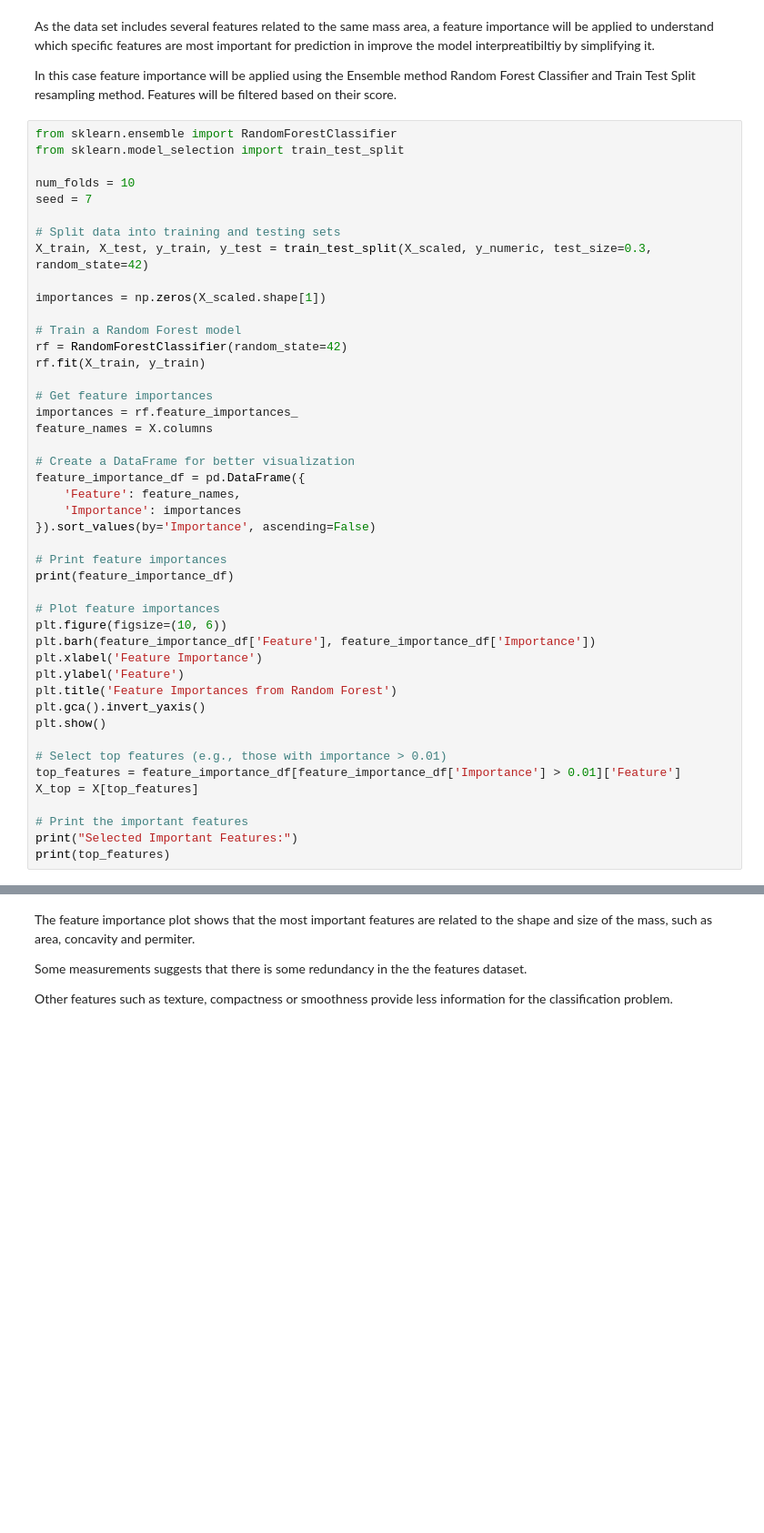
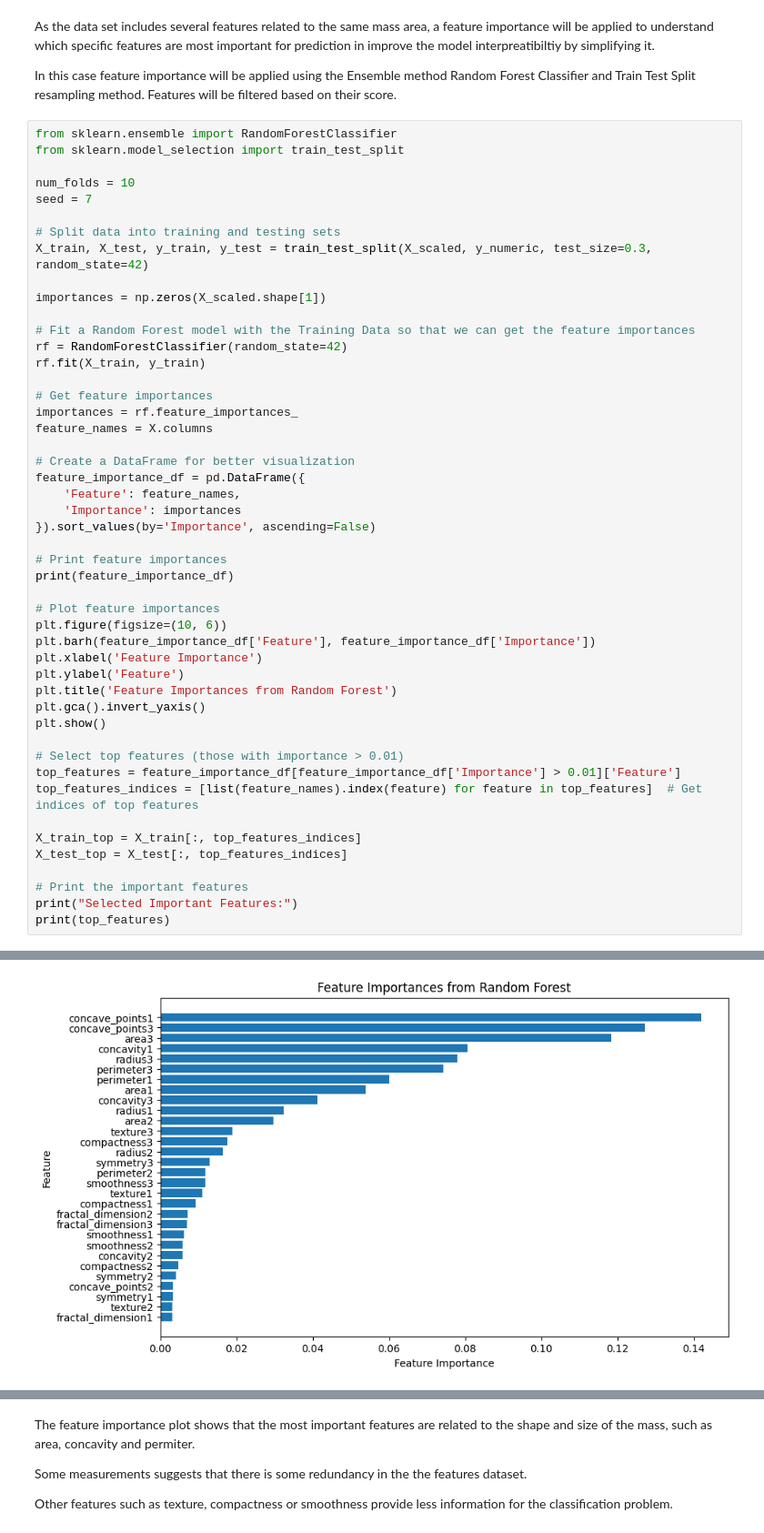
Before and after one commit to aadel7/breast-cancer-ml-model, a Jupyter notebook: AML Coursework.ipynb, the cells around one changed output, grey strips where cells are left out. Shown at 91% size. Drawn from its saved outputs; the diff is of its cells as text; blank space fills up the shorter version.

Commit message:
test evaluation and conclusion

```diff
--- a/AML Coursework.ipynb
+++ b/AML Coursework.ipynb
@@ -222,7 +222,7 @@ X_train, X_test, y_train, y_test = train_test_split(X_scaled, y_numeric, test_si
 
 importances = np.zeros(X_scaled.shape[1])
 
-# Train a Random Forest model
+# Fit a Random Forest model with the Training Data so that we can get the feature importances
 rf = RandomForestClassifier(random_state=42)
 rf.fit(X_train, y_train)
 
@@ -248,10 +248,14 @@ plt.title('Feature Importances from Random Forest')
 plt.gca().invert_yaxis()
 plt.show()
 
-# Select top features (e.g., those with importance > 0.01)
+# Select top features (those with importance > 0.01)
 top_features = feature_importance_df[feature_importance_df['Importance'] > 0.01]['Feature']
-X_top = X[top_features]
+top_features_indices = [list(feature_names).index(feature) for feature in top_features]  # Get indices of top features
+
+X_train_top = X_train[:, top_features_indices]
+X_test_top = X_test[:, top_features_indices]
 
 # Print the important features
 print("Selected Important Features:")
 print(top_features)
+# %% [output]
@@ -257,0 +279 @@ print(top_features)
+[figure, added]
```
Also changed, not shown: parts of 23 cells of this notebook.
